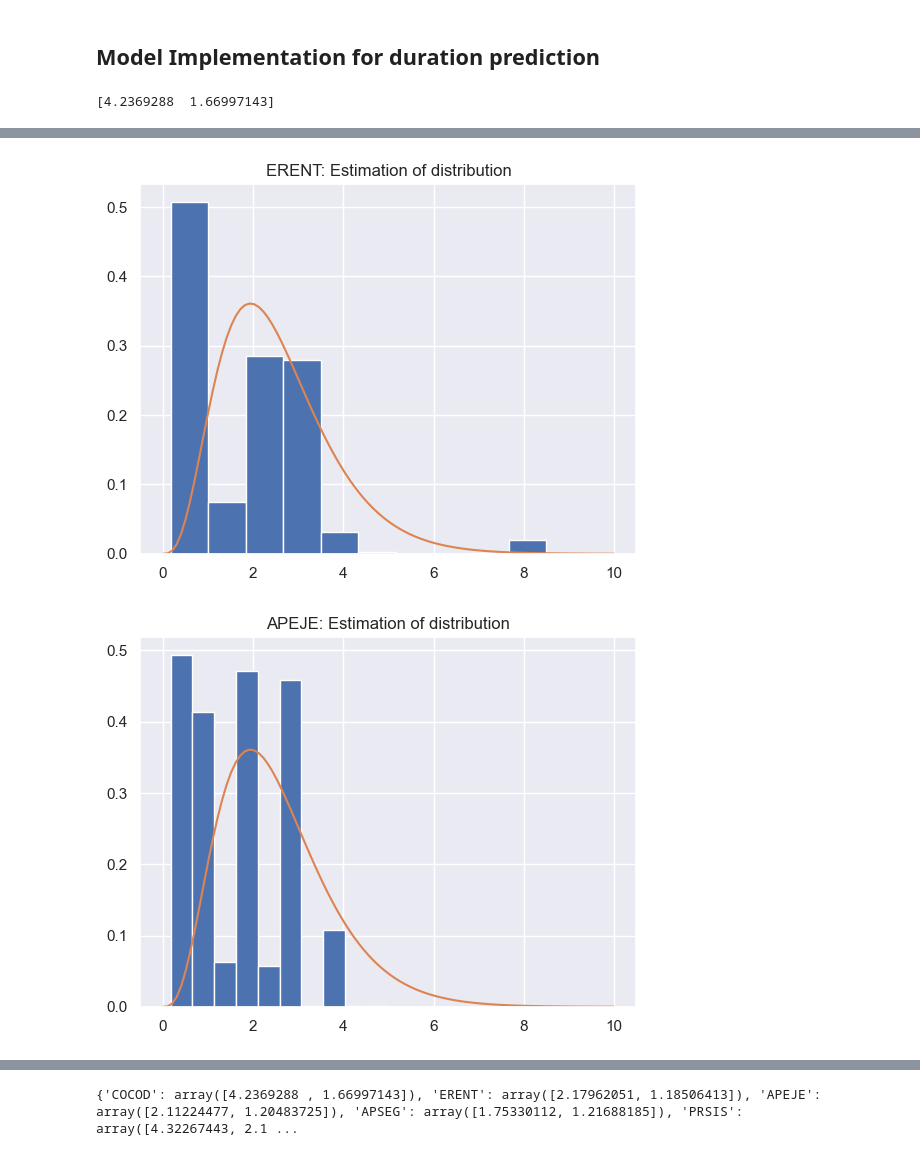
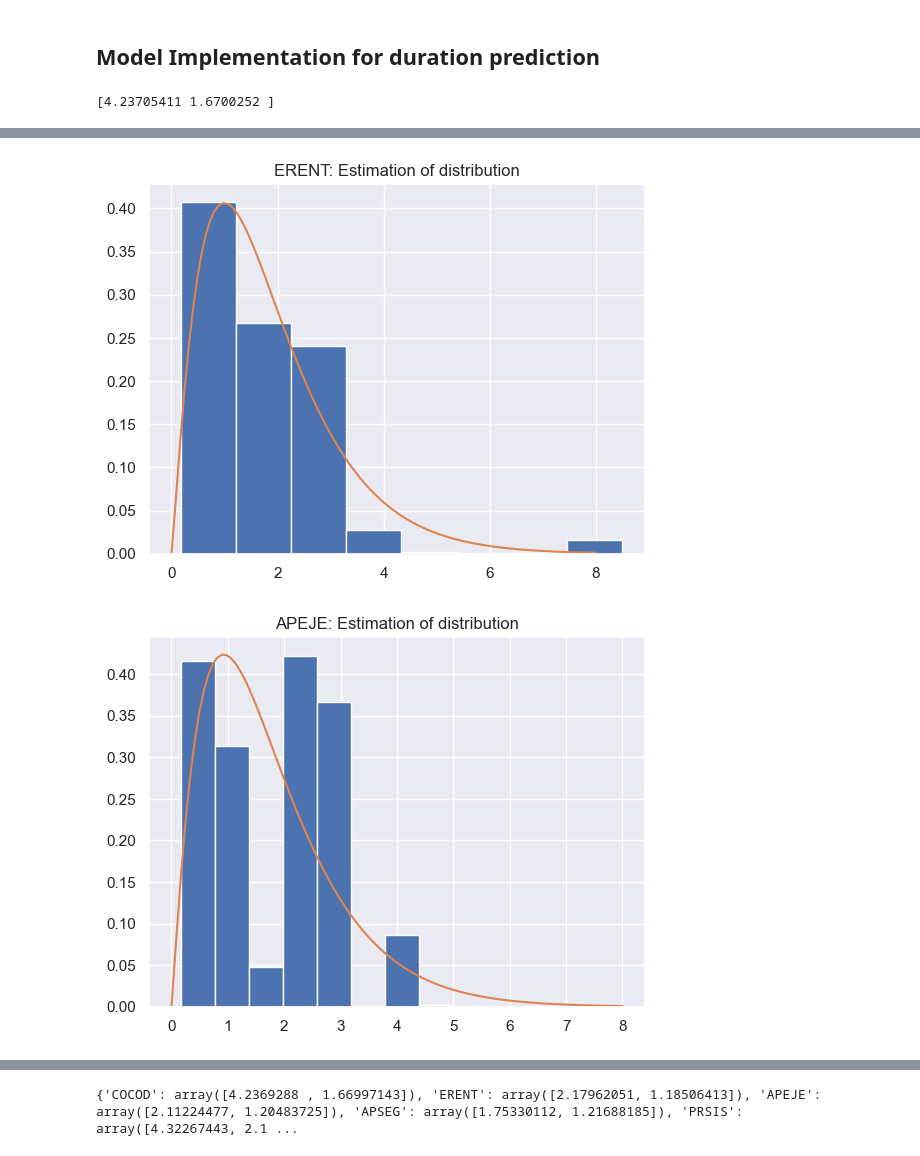
Before and after one commit to jrsalgadoASW/hw4_ares, a Jupyter notebook: model_creation.ipynb, the cells around one changed output, grey strips where cells are left out. Saved outputs shown, nothing was run; the diff lists cells and outputs as text; code cells hidden in the pictures.

```diff
--- a/model_creation.ipynb
+++ b/model_creation.ipynb
@@ -578,7 +578,7 @@ def gamma_estimator(x: np.array):
     #x = [2,2,1,3,2,...]
     first_lambd = np.mean(x)/np.var(x)
     first_alpha = first_lambd*np.mean(x)
-    first_guess = [first_alpha,1/first_lambd]
+    first_guess = [first_alpha,first_lambd]
     sol = op.minimize(minus_gamma_log_likelihood, first_guess , args=(x),method='Nelder-Mead',bounds=[(0.01,1000),(0.01,1000)])
     par_optimos = sol.x
     # print(sol)
@@ -589,20 +589,21 @@ COCOD_hours = np.array(data['COCOD'==data["CODIGO_ETAPA"]]['DURACION_HORAS'])
 prueba=gamma_estimator(COCOD_hours)
 print(prueba)
 # %% [output]
-[4.2369288  1.66997143]
+[4.23705411 1.6700252 ]
 # %%
 def plot_distribution():
 
     for stage in get_chosen_stages():
 
-        x = np.linspace (0, 10, 100)
+        x = np.linspace (0, 8, 100)
         stage_data = np.array(data[stage==data["CODIGO_ETAPA"]]['DURACION_HORAS'])
         #calculate pdf of Gamma distribution for each x-value
-        y = stats.gamma.pdf(x, a=prueba[0], scale=1/prueba[1])
+        alpha, lambd = gamma_estimator(stage_data)
+        y = stats.gamma.pdf(x, a=alpha, scale=1/lambd)
 
         #create plot of Gamma distribution
         # density normaliza
-        plt.hist(stage_data,density = True)
+        plt.hist(stage_data,density = True,bins=8)
         plt.plot(x,y)
         plt.title(f'{stage}: Estimation of distribution')
         plt.show()
@@ -612,2 +613,2 @@ plot_distribution()
-[figure, old version]
+[figure, new version]
-[figure, old version]
+[figure, new version]
```
Also changed, not shown: parts of 1 cell of this notebook.
